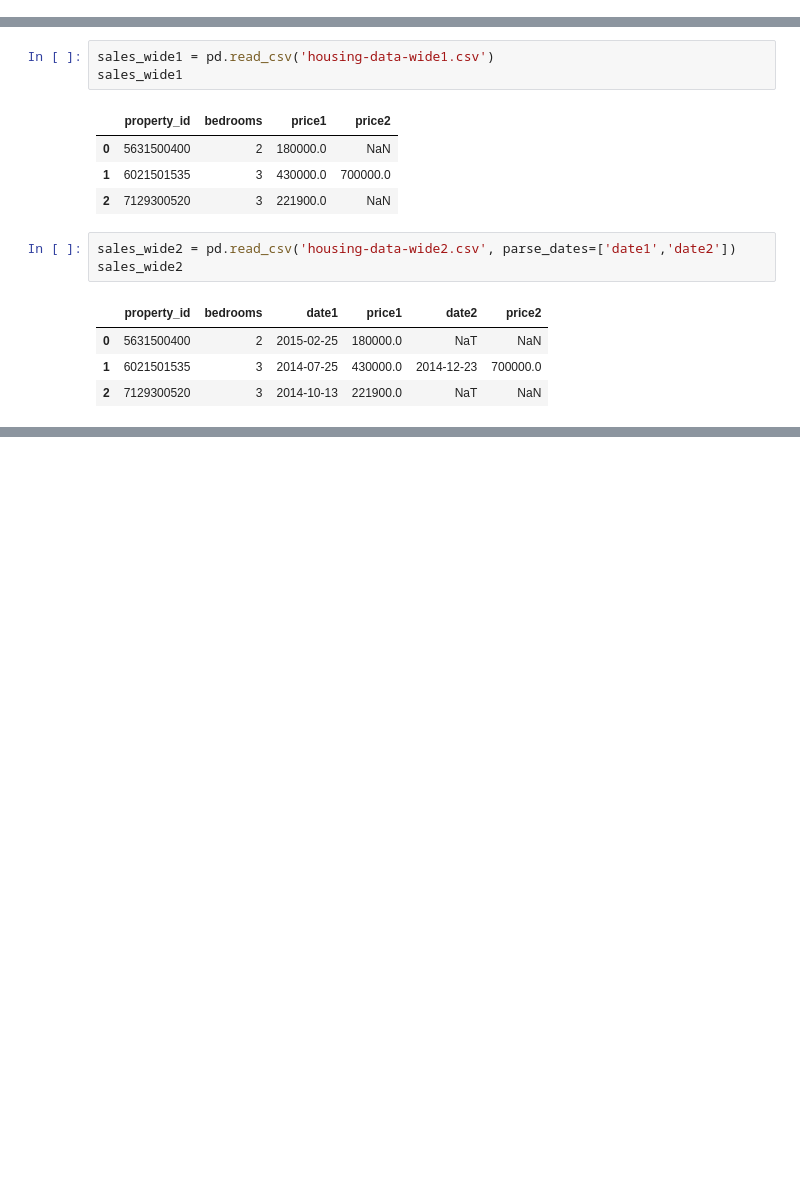
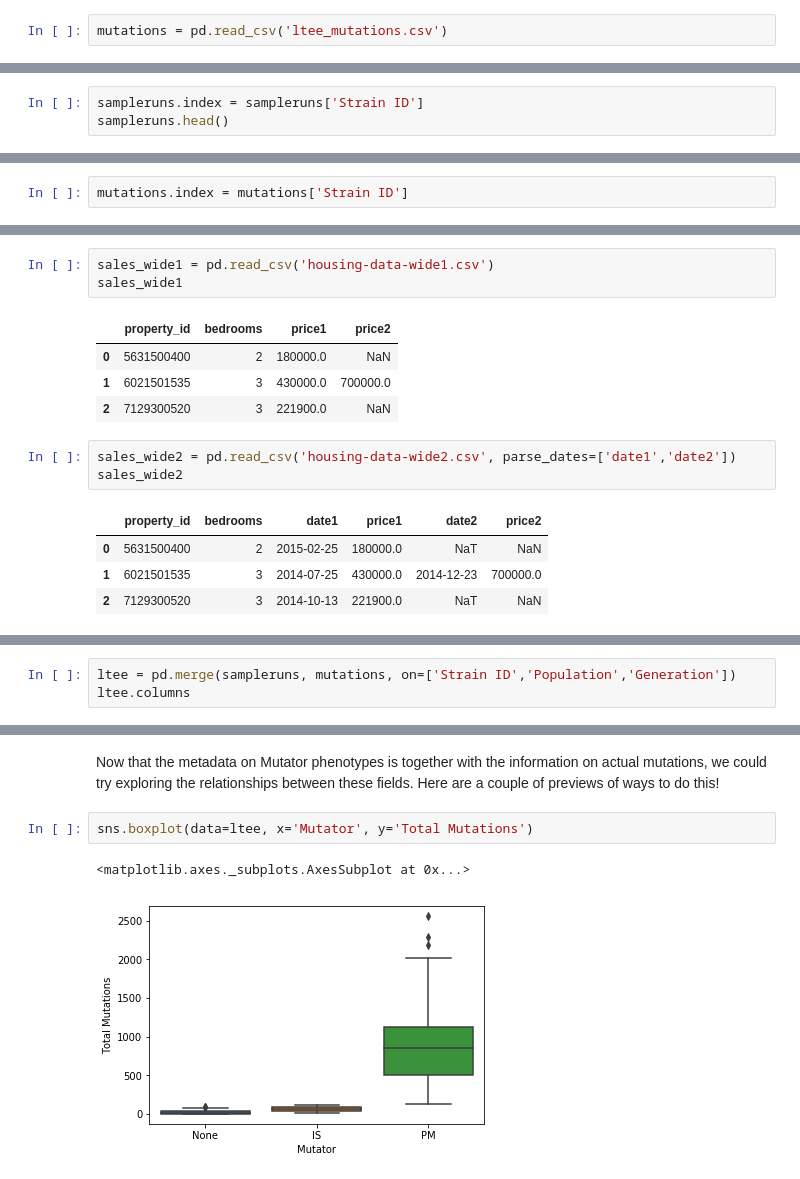
Before and after one commit to claresloggett/data_tidying_and_visualisation, a Jupyter notebook: Pandas_and_tidying.ipynb, the cells around one changed output, grey strips where cells are left out. Cells and saved outputs as stored; diff of their text form; blank space fills up the shorter version.

Commit message:
Pandas basics workshop notebook added to tidying exercises, using LTEE dataset.

```diff
--- a/Pandas_and_tidying.ipynb
+++ b/Pandas_and_tidying.ipynb
@@ -33,0 +144,2 @@ Here are two tiny "wide" datasets:
+# %%
+mutations = pd.read_csv('ltee_mutations.csv')
@@ -33,0 +164,3 @@ Here are two tiny "wide" datasets:
+# %%
+sampleruns.index = sampleruns['Strain ID']
+sampleruns.head()
@@ -33,0 +237,2 @@ Here are two tiny "wide" datasets:
+# %%
+mutations.index = mutations['Strain ID']
@@ -73,0 +713,3 @@ Index(['property_id', 'bedrooms', 'date1', 'price1', 'date2', 'price2'], dtype='
+# %%
+ltee = pd.merge(sampleruns, mutations, on=['Strain ID','Population','Generation'])
+ltee.columns
@@ -73,0 +737,7 @@ Index(['property_id', 'bedrooms', 'date1', 'price1', 'date2', 'price2'], dtype='
+# %% [markdown]
+Now that the metadata on Mutator phenotypes is together with the information on actual mutations, we could try exploring the relationships between these fields. Here are a couple of previews of ways to do this!
+# %%
+sns.boxplot(data=ltee, x='Mutator', y='Total Mutations')
+# %% [output]
+<matplotlib.axes._subplots.AxesSubplot at 0x...>
+[figure, added]
```
Also changed, not shown: parts of 126 cells of this notebook.
